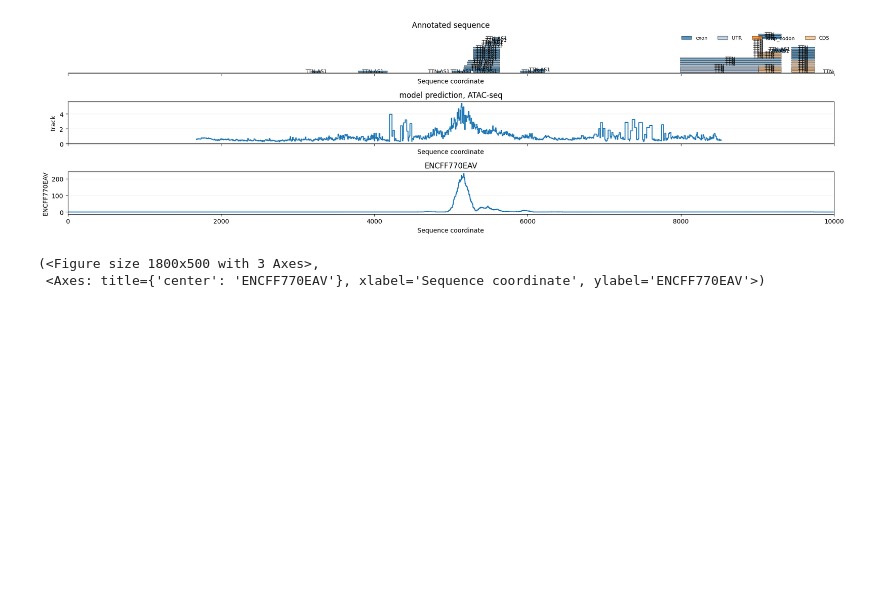
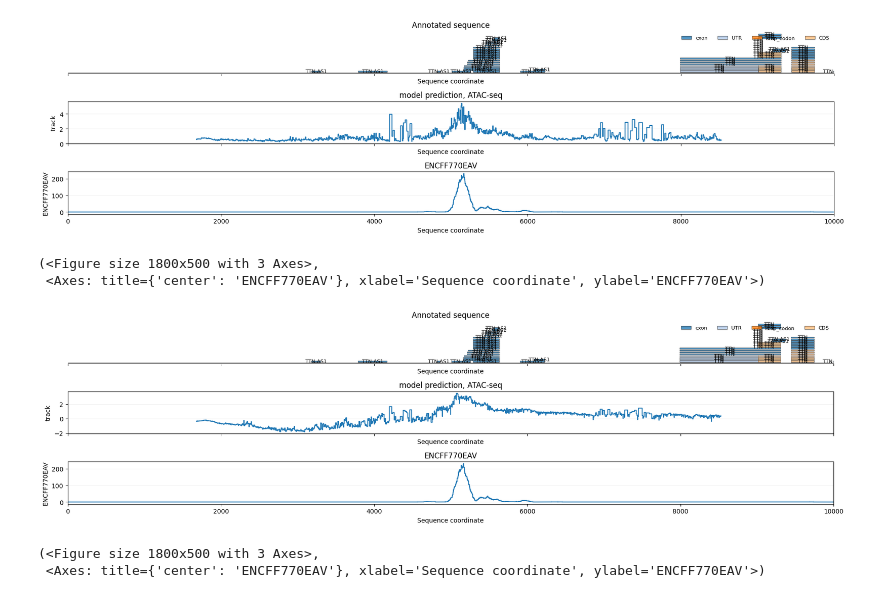
Before and after one commit to AIRI-Institute/GENA_LM, a Jupyter notebook: downstream_tasks/expression_prediction/api/notebooks/atac_seq_workflow.ipynb, the cells around one changed output. Drawn from its saved outputs; the diff is of its cells as text; code cells hidden in the pictures; blank space fills up the shorter version.

```diff
--- a/downstream_tasks/expression_prediction/api/notebooks/atac_seq_workflow.ipynb
+++ b/downstream_tasks/expression_prediction/api/notebooks/atac_seq_workflow.ipynb
@@ -179,6 +211,15 @@ reference.plot(color_by_sign=False, ax=axs[2])
 (<Figure size 1800x500 with 3 Axes>,
  <Axes: title={'center': 'ENCFF770EAV'}, xlabel='Sequence coordinate', ylabel='ENCFF770EAV'>)
 [figure]
+# %%
+fig, axs = plt.subplots(nrows=3, ncols=1, figsize=(18, 5), sharex=True)
+sequence.plot_annotations(ax=axs[0], hide_types=('source', 'transcript', 'gene', 'genome_interval'))
+prediction.track().plot(ax=axs[1], color_by_sign=False, title='model prediction, ATAC-seq')
+reference.plot(color_by_sign=False, ax=axs[2])
+# %% [output]
+(<Figure size 1800x500 with 3 Axes>,
+ <Axes: title={'center': 'ENCFF770EAV'}, xlabel='Sequence coordinate', ylabel='ENCFF770EAV'>)
+[figure, added]
 # %%
 sequence = genome.sequence_around(center=6_829_000, chrom='chr12', strand='+', size=10_000)
 prediction = model.predict_sequence(sequence=sequence, center=5000, condition=lookup['IMR-90'])
```
Also changed, not shown: parts of 8 cells of this notebook, 13 other files.
